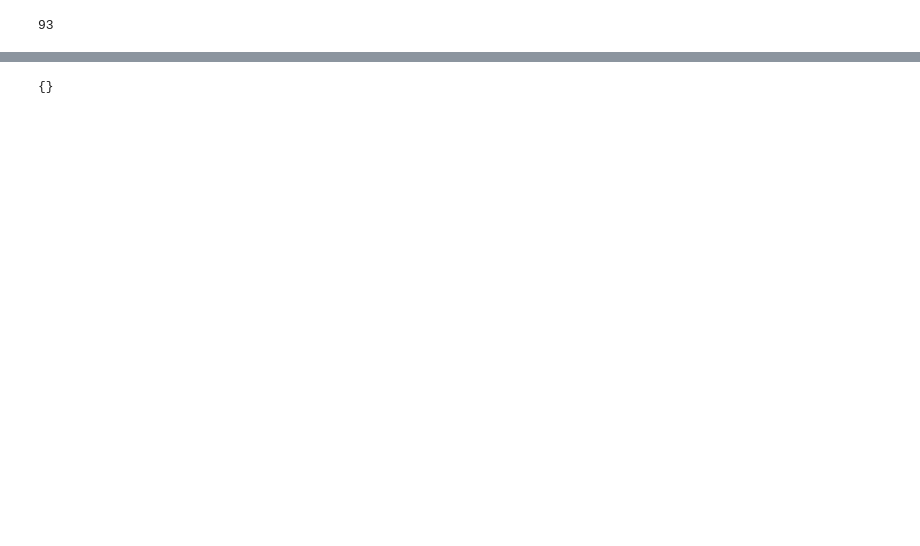
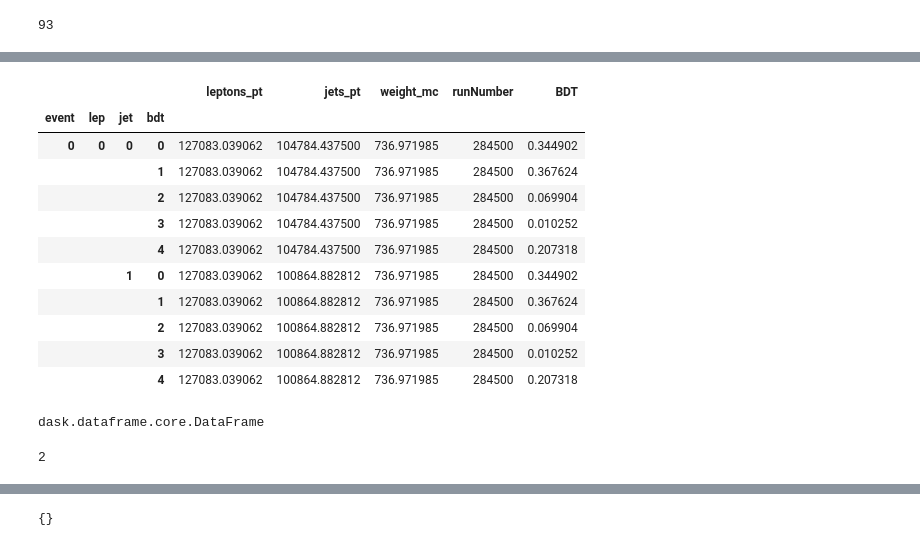
Before and after one commit to MoAly98/Pythium, a Jupyter notebook: Dask_Testing.ipynb, the cells around one changed output, grey strips where cells are left out. Saved outputs shown, nothing was run; the diff lists cells and outputs as text; code cells hidden in the pictures; blank space fills up the shorter version.

```diff
--- a/Dask_Testing.ipynb
+++ b/Dask_Testing.ipynb
@@ -78,0 +95,33 @@ data = histogramming.load_pkl(x[0])
+# %%
+table = pa.Table.from_pandas(test)
+
+pq.write_table(table, '/tmp/kmalirz/example.parquet')
+
+table2 = pq.read_table('/tmp/kmalirz/example.parquet')
+
+table2.to_pandas().head(10)
+# %% [output]
+|  |  |  |  | leptons_pt | jets_pt | weight_mc | runNumber | BDT |
+| event | lep | jet | bdt |  |  |  |  |  |
+| 0 | 0 | 0 | 0 | 127083.039062 | 104784.437500 | 736.971985 | 284500 | 0.344902 |
+|  |  |  | 1 | 127083.039062 | 104784.437500 | 736.971985 | 284500 | 0.367624 |
+|  |  |  | 2 | 127083.039062 | 104784.437500 | 736.971985 | 284500 | 0.069904 |
+|  |  |  | 3 | 127083.039062 | 104784.437500 | 736.971985 | 284500 | 0.010252 |
+|  |  |  | 4 | 127083.039062 | 104784.437500 | 736.971985 | 284500 | 0.207318 |
+|  |  | 1 | 0 | 127083.039062 | 100864.882812 | 736.971985 | 284500 | 0.344902 |
+|  |  |  | 1 | 127083.039062 | 100864.882812 | 736.971985 | 284500 | 0.367624 |
+|  |  |  | 2 | 127083.039062 | 100864.882812 | 736.971985 | 284500 | 0.069904 |
+|  |  |  | 3 | 127083.039062 | 100864.882812 | 736.971985 | 284500 | 0.010252 |
+|  |  |  | 4 | 127083.039062 | 100864.882812 | 736.971985 | 284500 | 0.207318 |
+# %%
+df = dd.read_parquet('/tmp/kmalirz/example.parquet')
+
+type(df)
+# %% [output]
+dask.dataframe.core.DataFrame
+# %%
+df = df.repartition(npartitions=2)
+
+df.npartitions
+# %% [output]
+2
```
Also changed, not shown: parts of 39 cells of this notebook, 3 other files.
